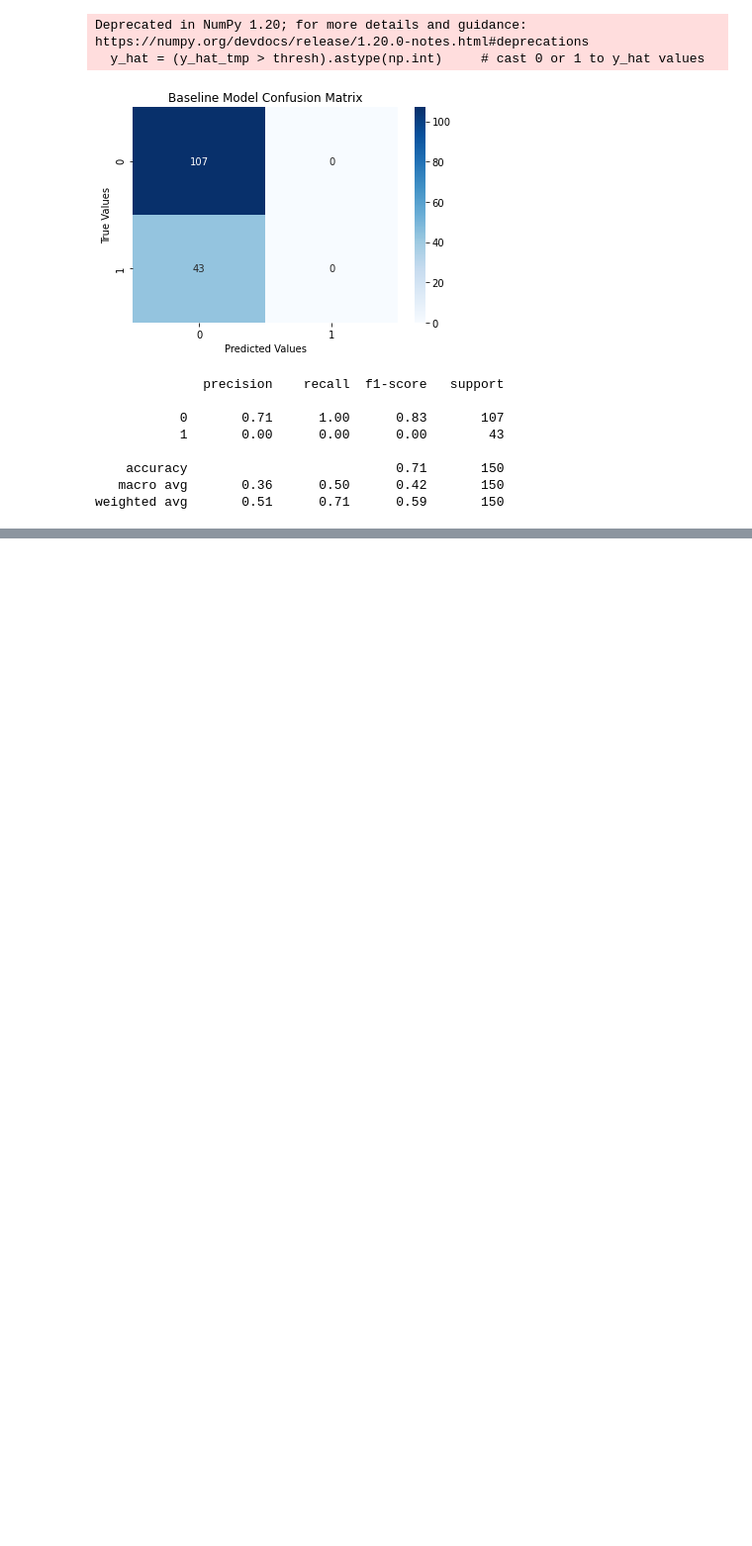
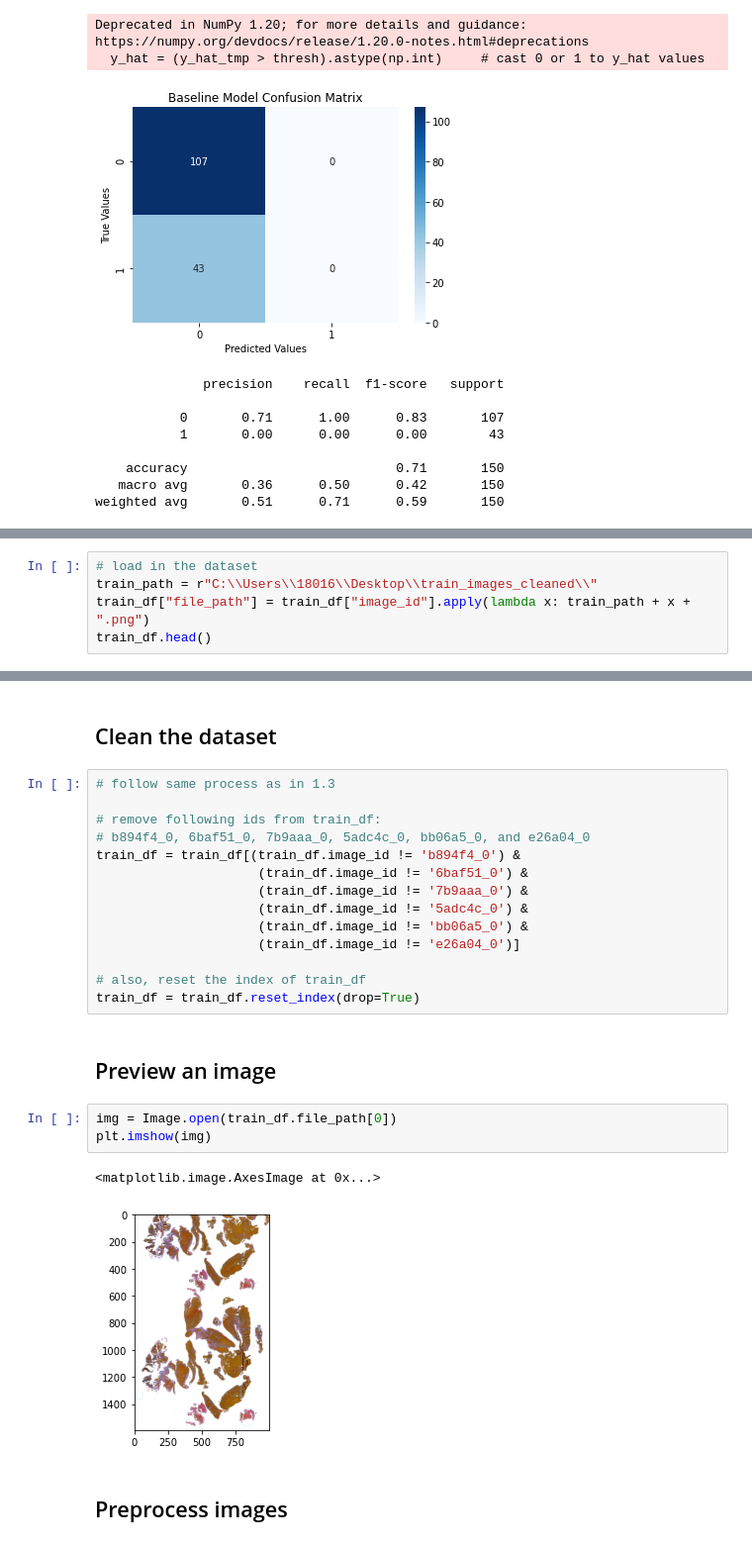
Before and after one commit to samoliver3/capstone-STRIP-AI, a Jupyter notebook: og_data_modeling.ipynb, the cells around one changed output, grey strips where cells are left out. Shown at 99% size. Cells and saved outputs as stored; diff of their text form; blank space fills up the shorter version.

```diff
--- a/og_data_modeling.ipynb
+++ b/og_data_modeling.ipynb
@@ -576,0 +599,5 @@ weighted avg       0.51      0.71      0.59       150
+# %%
+# load in the dataset
+train_path = r"C:\\Users\\18016\\Desktop\\train_images_cleaned\\"
+train_df["file_path"] = train_df["image_id"].apply(lambda x: train_path + x + ".png")
+train_df.head()
@@ -576,0 +611,26 @@ weighted avg       0.51      0.71      0.59       150
+# %% [markdown]
+## Clean the dataset
+# %%
+# follow same process as in 1.3
+
+# remove following ids from train_df:
+# b894f4_0, 6baf51_0, 7b9aaa_0, 5adc4c_0, bb06a5_0, and e26a04_0
+train_df = train_df[(train_df.image_id != 'b894f4_0') &
+                     (train_df.image_id != '6baf51_0') &
+                     (train_df.image_id != '7b9aaa_0') &
+                     (train_df.image_id != '5adc4c_0') &
+                     (train_df.image_id != 'bb06a5_0') &
+                     (train_df.image_id != 'e26a04_0')]
+
+# also, reset the index of train_df
+train_df = train_df.reset_index(drop=True)
+# %% [markdown]
+## Preview an image
+# %%
+img = Image.open(train_df.file_path[0])
+plt.imshow(img)
+# %% [output]
+<matplotlib.image.AxesImage at 0x...>
+[figure, added]
+# %% [markdown]
+## Preprocess images
```
Also changed, not shown: parts of 29 cells of this notebook.
